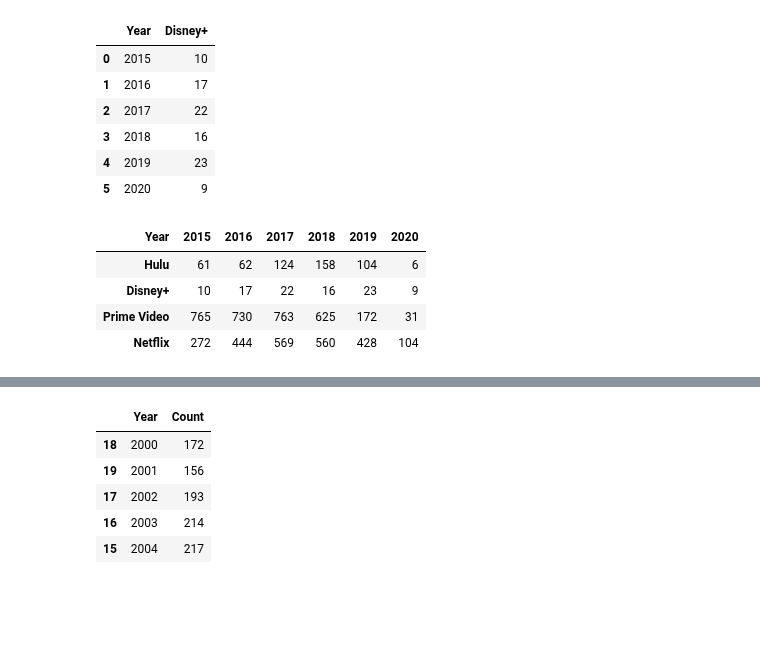
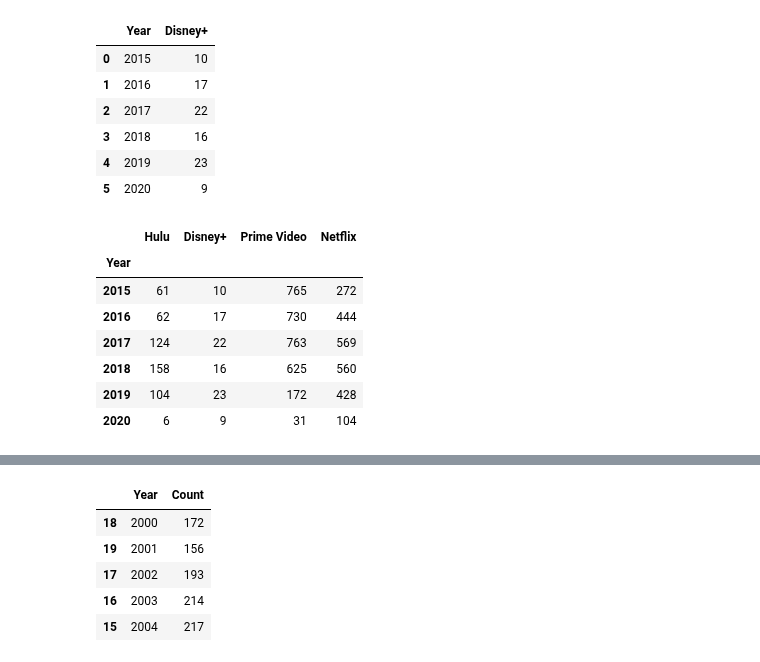
Before and after one commit to jacance/streaming-service-analysis, a Jupyter notebook: PrimeFlix_Tara.ipynb, the cells around one changed output, grey strips where cells are left out. Drawn from its saved outputs; the diff is of its cells as text; code cells hidden in the pictures; blank space fills up the shorter version.

```diff
--- a/PrimeFlix_Tara.ipynb
+++ b/PrimeFlix_Tara.ipynb
@@ -609,12 +595,15 @@ disney_new_df
 # %%
 merge1 = pd.merge(hulu_new_df, disney_new_df, on='Year' )
 merge2 = pd.merge(prime_new_df, netflix_new_df, on='Year')
 year_merge = pd.merge(merge1, merge2, on='Year')
-year_merge.set_index('Year').T
+year_merge.set_index('Year')
 # %% [output]
-| Year | 2015 | 2016 | 2017 | 2018 | 2019 | 2020 |
-| Hulu | 61 | 62 | 124 | 158 | 104 | 6 |
-| Disney+ | 10 | 17 | 22 | 16 | 23 | 9 |
-| Prime Video | 765 | 730 | 763 | 625 | 172 | 31 |
-| Netflix | 272 | 444 | 569 | 560 | 428 | 104 |
+|  | Hulu | Disney+ | Prime Video | Netflix |
+| Year |  |  |  |  |
+| 2015 | 61 | 10 | 765 | 272 |
+| 2016 | 62 | 17 | 730 | 444 |
+| 2017 | 124 | 22 | 763 | 569 |
+| 2018 | 158 | 16 | 625 | 560 |
+| 2019 | 104 | 23 | 172 | 428 |
+| 2020 | 6 | 9 | 31 | 104 |
 # %%
```
Also changed, not shown: parts of 14 cells of this notebook.
